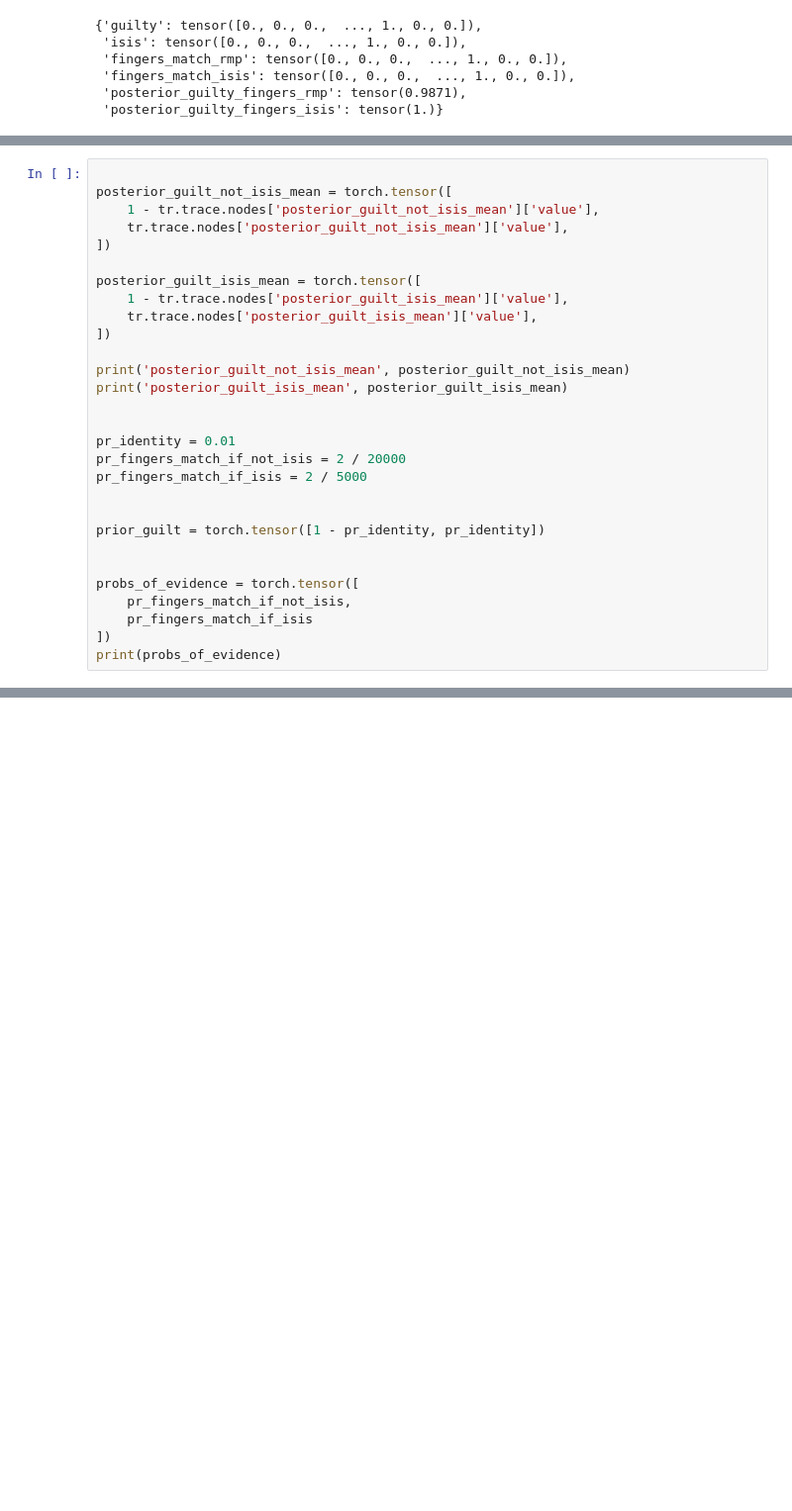
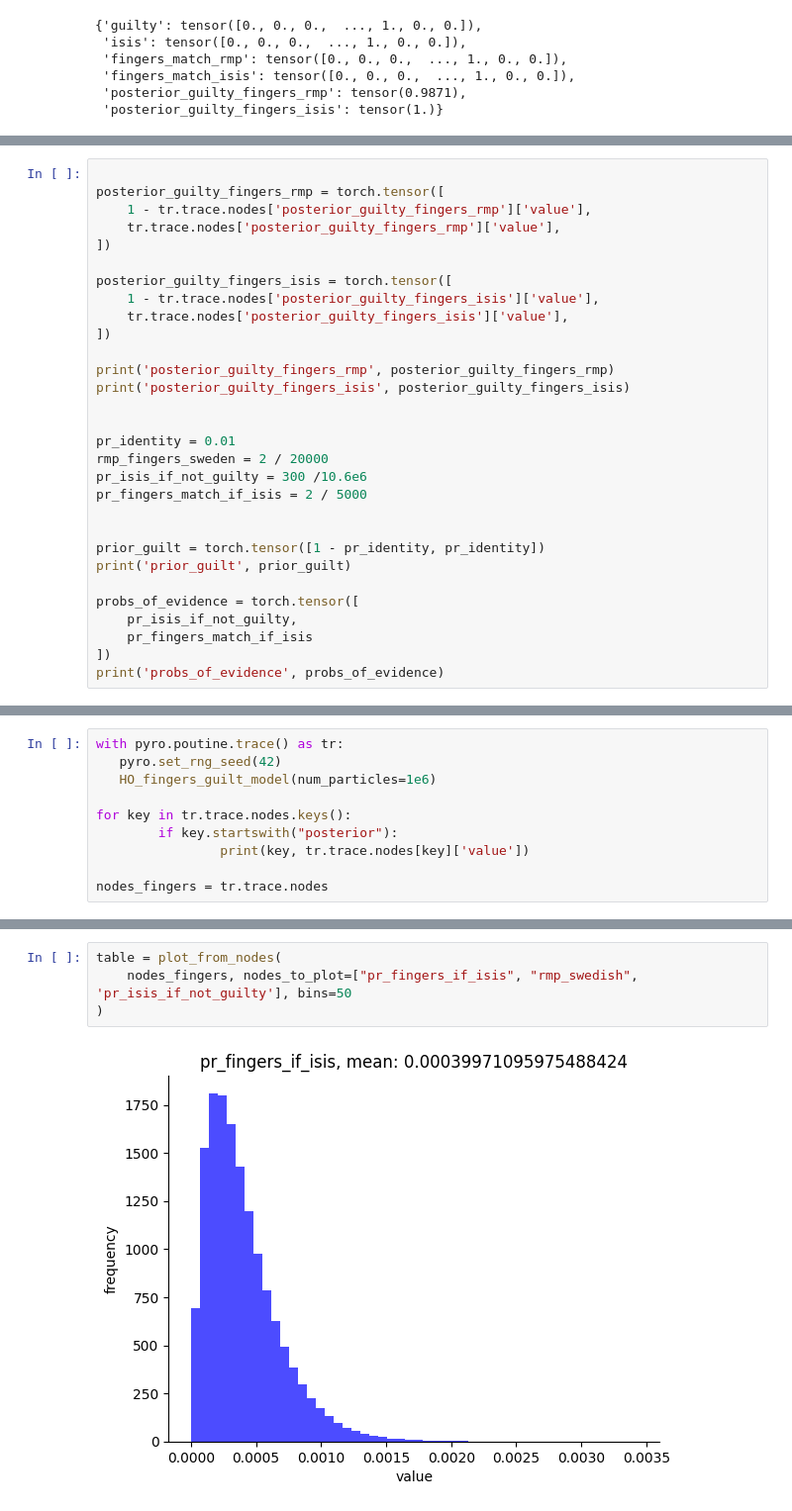
Before and after one commit to rfl-urbaniak/MRbook, a Jupyter notebook: weight-paper/scripts/nikodem_fingers.ipynb, the cells around one changed output, grey strips where cells are left out. Shown at 99% size. Drawn from its saved outputs; the diff is of its cells as text; blank space fills up the shorter version.

Commit message:
adding HO for fingers

```diff
--- a/weight-paper/scripts/nikodem_fingers.ipynb
+++ b/weight-paper/scripts/nikodem_fingers.ipynb
@@ -206,30 +247,31 @@ posterior_guilt_isis_mean tensor(0.0105)
 # %%
 
-posterior_guilt_not_isis_mean = torch.tensor([
-    1 - tr.trace.nodes['posterior_guilt_not_isis_mean']['value'],
-    tr.trace.nodes['posterior_guilt_not_isis_mean']['value'],
+posterior_guilty_fingers_rmp = torch.tensor([
+    1 - tr.trace.nodes['posterior_guilty_fingers_rmp']['value'],
+    tr.trace.nodes['posterior_guilty_fingers_rmp']['value'],
 ])
 
-posterior_guilt_isis_mean = torch.tensor([
-    1 - tr.trace.nodes['posterior_guilt_isis_mean']['value'],
-    tr.trace.nodes['posterior_guilt_isis_mean']['value'],
+posterior_guilty_fingers_isis = torch.tensor([
+    1 - tr.trace.nodes['posterior_guilty_fingers_isis']['value'],
+    tr.trace.nodes['posterior_guilty_fingers_isis']['value'],
 ])
 
-print('posterior_guilt_not_isis_mean', posterior_guilt_not_isis_mean)
-print('posterior_guilt_isis_mean', posterior_guilt_isis_mean)
+print('posterior_guilty_fingers_rmp', posterior_guilty_fingers_rmp)
+print('posterior_guilty_fingers_isis', posterior_guilty_fingers_isis)
 
 
 pr_identity = 0.01
-pr_fingers_match_if_not_isis = 2 / 20000
+rmp_fingers_sweden = 2 / 20000
+pr_isis_if_not_guilty = 300 /10.6e6
 pr_fingers_match_if_isis = 2 / 5000
 
 
 prior_guilt = torch.tensor([1 - pr_identity, pr_identity])
-
+print('prior_guilt', prior_guilt)
 
 probs_of_evidence = torch.tensor([
-    pr_fingers_match_if_not_isis,
+    pr_isis_if_not_guilty,
     pr_fingers_match_if_isis
 ])
-print(probs_of_evidence)
+print('probs_of_evidence', probs_of_evidence)
 # %% [output]
@@ -248,0 +367,10 @@ Expected Weights: {'expected_weight': tensor(-1.4350e-06), 'weight_prior': 0.919
+# %%
+with pyro.poutine.trace() as tr:
+   pyro.set_rng_seed(42)
+   HO_fingers_guilt_model(num_particles=1e6)
+
+for key in tr.trace.nodes.keys():
+        if key.startswith("posterior"):
+                print(key, tr.trace.nodes[key]['value'])
+
+nodes_fingers = tr.trace.nodes
@@ -248,0 +380,6 @@ Expected Weights: {'expected_weight': tensor(-1.4350e-06), 'weight_prior': 0.919
+# %%
+table = plot_from_nodes(
+    nodes_fingers, nodes_to_plot=["pr_fingers_if_isis", "rmp_swedish", 'pr_isis_if_not_guilty'], bins=50
+)
+# %% [output]
+[figure, added]
```
Also changed, not shown: parts of 11 cells of this notebook.
